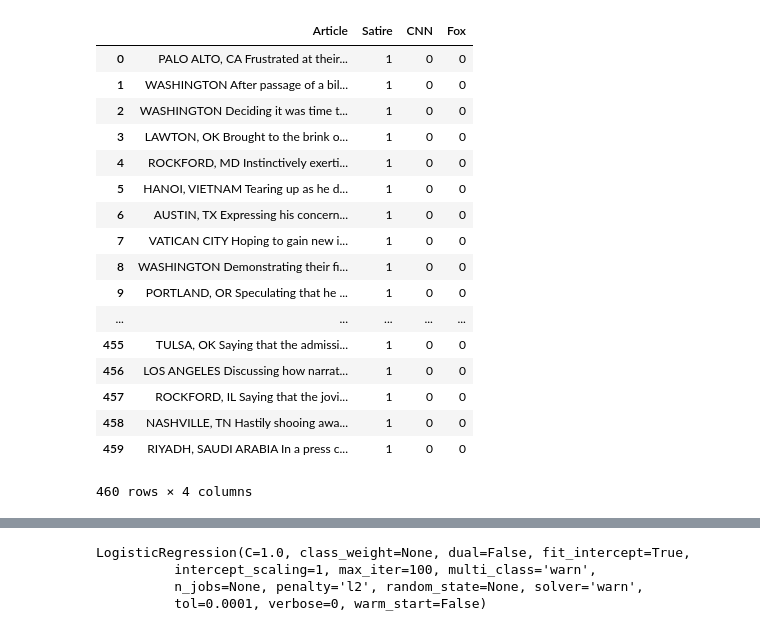
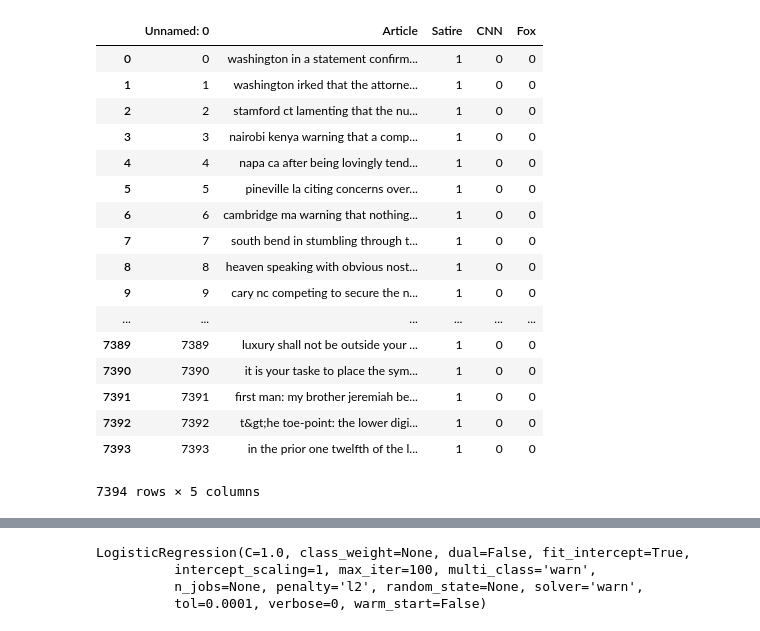
Before and after one commit to johncpolitte/News_or_Satire, a Jupyter notebook: build_full_df.ipynb, the cells around one changed output, grey strips where cells are left out. Cells and saved outputs as stored; diff of their text form; code cells hidden in the pictures.

Commit message:
ran model on full data set

```diff
--- a/build_full_df.ipynb
+++ b/build_full_df.ipynb
@@ -7,3 +7,4 @@ import re
 # %%
 cnn_df = pd.read_csv('data/cnn.csv')
 fox_df = pd.read_csv('data/fox.csv')
+onion_df = pd.read_csv('data/onion_csv.csv')
@@ -108,26 +130,26 @@ fox_cleaner(fox_df)
 # %%
 df = onion_cleaner(docs)
 # %%
-df.drop('Title', axis=1)
+onion_df.drop('Title', axis=1)
 # %% [output]
-|  | Article | Satire | CNN | Fox |
-| 0 | PALO ALTO, CA Frustrated at their... | 1 | 0 | 0 |
-| 1 | WASHINGTON After passage of a bil... | 1 | 0 | 0 |
-| 2 | WASHINGTON Deciding it was time t... | 1 | 0 | 0 |
-| 3 | LAWTON, OK Brought to the brink o... | 1 | 0 | 0 |
-| 4 | ROCKFORD, MD Instinctively exerti... | 1 | 0 | 0 |
-| 5 | HANOI, VIETNAM Tearing up as he d... | 1 | 0 | 0 |
-| 6 | AUSTIN, TX Expressing his concern... | 1 | 0 | 0 |
-| 7 | VATICAN CITY Hoping to gain new i... | 1 | 0 | 0 |
-| 8 | WASHINGTON Demonstrating their fi... | 1 | 0 | 0 |
-| 9 | PORTLAND, OR Speculating that he ... | 1 | 0 | 0 |
-| ... | ... | ... | ... | ... |
-| 455 | TULSA, OK Saying that the admissi... | 1 | 0 | 0 |
-| 456 | LOS ANGELES Discussing how narrat... | 1 | 0 | 0 |
-| 457 | ROCKFORD, IL Saying that the jovi... | 1 | 0 | 0 |
-| 458 | NASHVILLE, TN Hastily shooing awa... | 1 | 0 | 0 |
-| 459 | RIYADH, SAUDI ARABIA In a press c... | 1 | 0 | 0 |
+|  | Unnamed: 0 | Article | Satire | CNN | Fox |
+| 0 | 0 | washington in a statement confirm... | 1 | 0 | 0 |
+| 1 | 1 | washington irked that the attorne... | 1 | 0 | 0 |
+| 2 | 2 | stamford ct lamenting that the nu... | 1 | 0 | 0 |
+| 3 | 3 | nairobi kenya warning that a comp... | 1 | 0 | 0 |
+| 4 | 4 | napa ca after being lovingly tend... | 1 | 0 | 0 |
+| 5 | 5 | pineville la citing concerns over... | 1 | 0 | 0 |
+| 6 | 6 | cambridge ma warning that nothing... | 1 | 0 | 0 |
+| 7 | 7 | south bend in stumbling through t... | 1 | 0 | 0 |
+| 8 | 8 | heaven speaking with obvious nost... | 1 | 0 | 0 |
+| 9 | 9 | cary nc competing to secure the n... | 1 | 0 | 0 |
+| ... | ... | ... | ... | ... | ... |
+| 7389 | 7389 | luxury shall not be outside your ... | 1 | 0 | 0 |
+| 7390 | 7390 | it is your taske to place the sym... | 1 | 0 | 0 |
+| 7391 | 7391 | first man: my brother jeremiah be... | 1 | 0 | 0 |
+| 7392 | 7392 | t&gt;he toe-point: the lower digi... | 1 | 0 | 0 |
+| 7393 | 7393 | in the prior one twelfth of the l... | 1 | 0 | 0 |
-460 rows × 4 columns
+7394 rows × 5 columns
 # %%
 def build_full_df(mongo_cursor, cnn_df, fox_df):
     df_onion = onion_cleaner(mongo_cursor)
```
Also changed, not shown: parts of 22 cells of this notebook.
